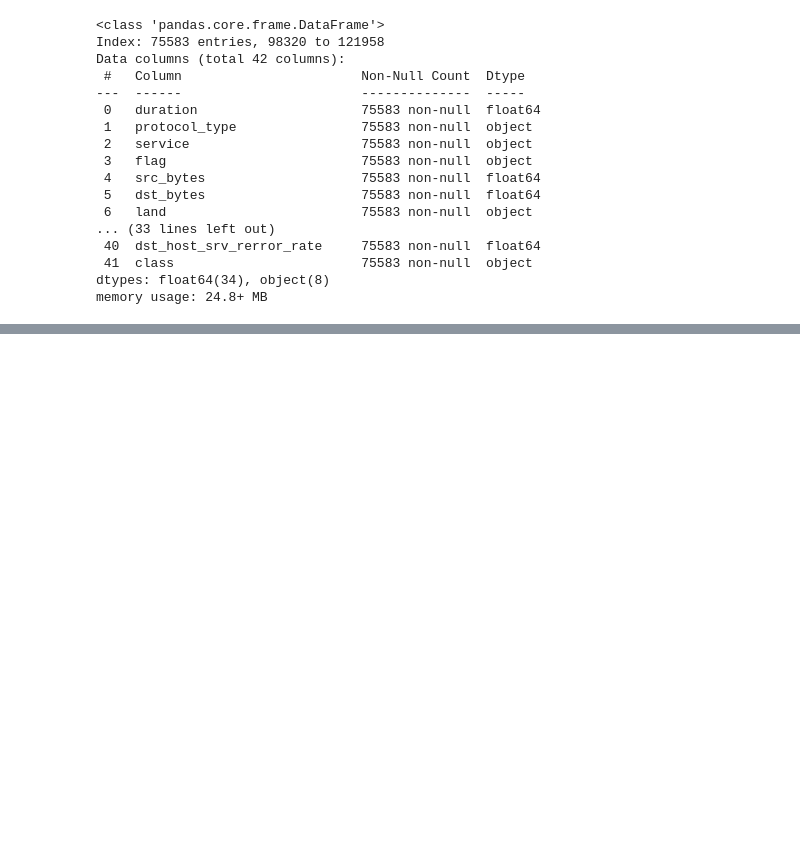
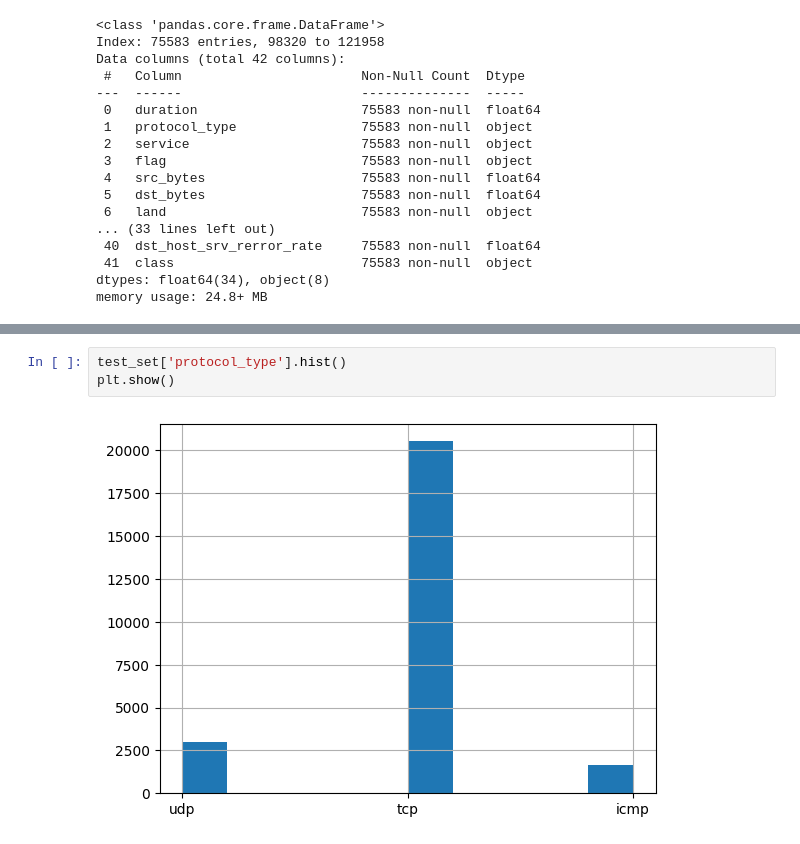
Before and after one commit to DiegoNoguez/Simulacion_Notebook, a Jupyter notebook: 07_Division_Data_Set.ipynb, the cells around one changed output, grey strips where cells are left out. Drawn from its saved outputs; the diff is of its cells as text; blank space fills up the shorter version.

```diff
--- a/07_Division_Data_Set.ipynb
+++ b/07_Division_Data_Set.ipynb
@@ -120,0 +200,5 @@ memory usage: 24.8+ MB
+# %%
+test_set['protocol_type'].hist()
+plt.show()
+# %% [output]
+[figure, added]
```
Also changed, not shown: parts of 15 cells of this notebook.
